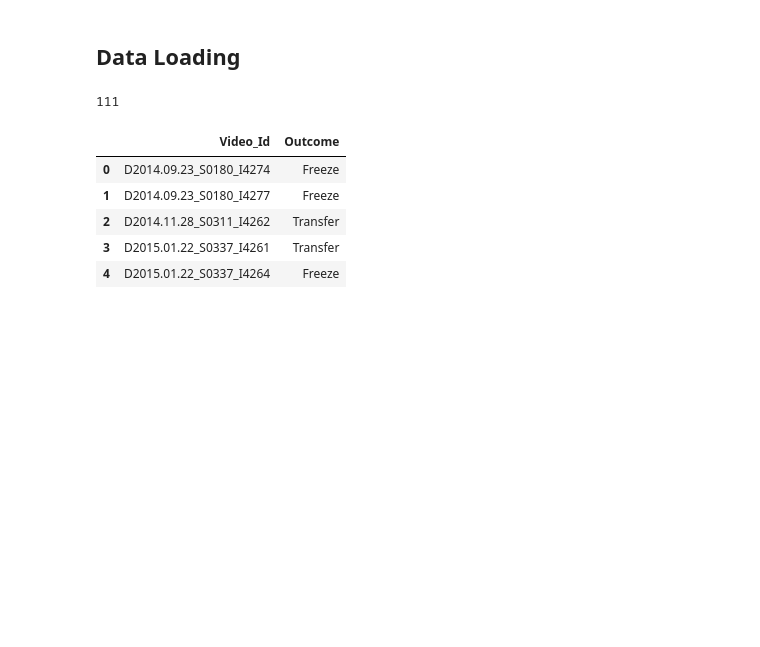
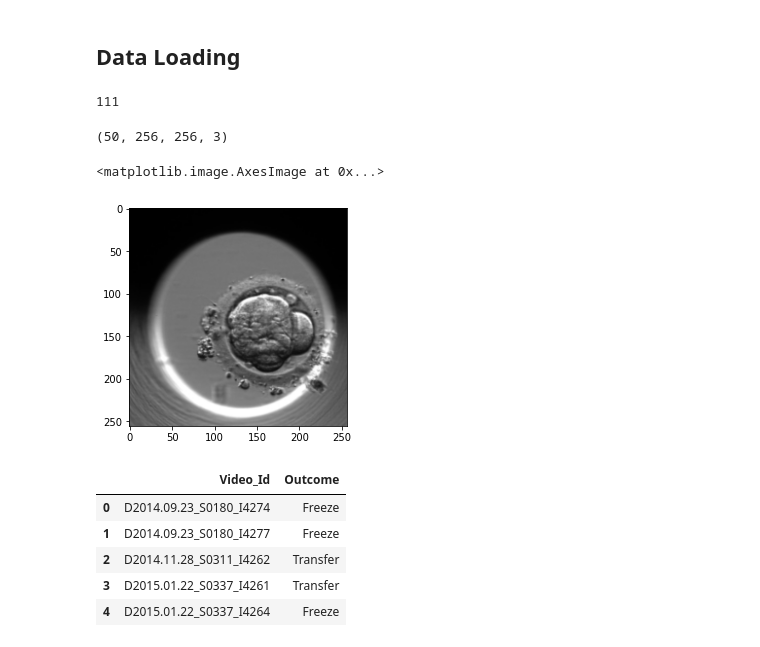
Before and after one commit to saquibali7/VideoClassification, a Jupyter notebook: 3dCNN_Video_Classification.ipynb, the cells around one changed output. Drawn from its saved outputs; the diff is of its cells as text; code cells hidden in the pictures; blank space fills up the shorter version.

```diff
--- a/3dCNN_Video_Classification.ipynb
+++ b/3dCNN_Video_Classification.ipynb
@@ -37,6 +37,16 @@ def return_frames(idx):
   cv2.destroyAllWindows()
   frames = np.array(frames)
   return frames
+# %%
+import random
+idx1 = random.randint(0,len(data1))
+frames = return_frames(idx1)
+print(frames.shape)
+plt.imshow(frames[idx1])
+# %% [output]
+(50, 256, 256, 3)
+<matplotlib.image.AxesImage at 0x...>
+[figure, added]
 # %%
 df = pd.read_excel('/content/drive/MyDrive/ClassLabels.xlsx')
 df.head()
```
Also changed, not shown: parts of 18 cells of this notebook.
